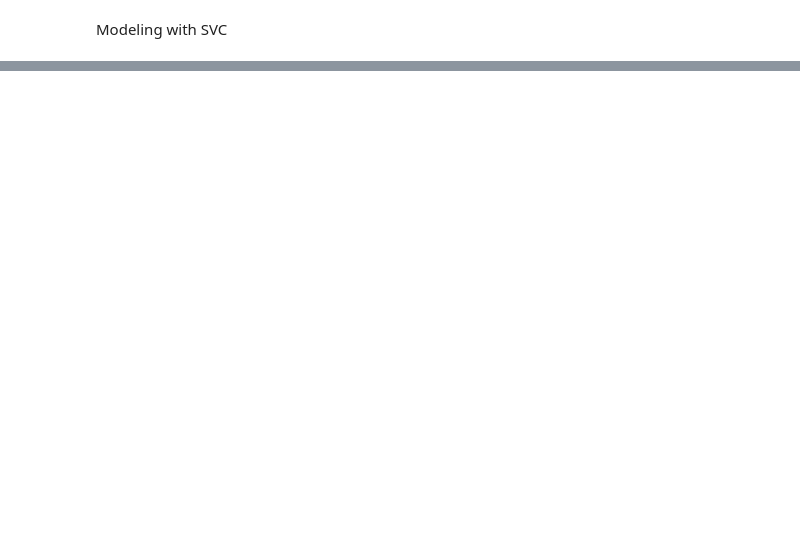
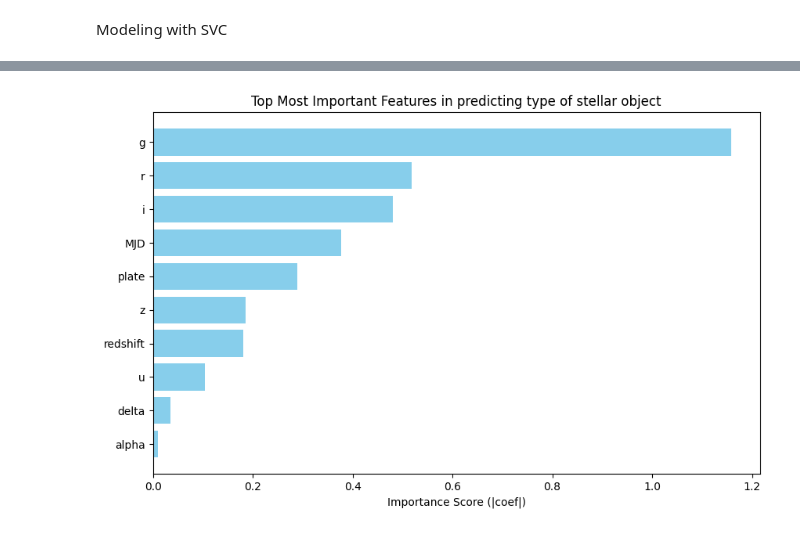
Before and after one commit to Dnsflr/Stellar-Classification, a Jupyter notebook: Stellar-Classification.ipynb, the cells around one changed output, grey strips where cells are left out. Drawn from its saved outputs; the diff is of its cells as text; code cells hidden in the pictures; blank space fills up the shorter version.

```diff
--- a/Stellar-Classification.ipynb
+++ b/Stellar-Classification.ipynb
@@ -495,0 +588,27 @@ Modeling with SVC
+# %%
+# Zakładam, że masz pipeline, więc najpierw pobierz koeficjenty:
+clf = grid_search.best_estimator_['classifier']
+
+# Dla binary classification:
+coefs = clf.coef_[0]  # shape: (n_features,)
+feature_importances = np.abs(coefs)  # absolutne wartości jako "ważność"
+
+# Jeśli masz złożony pipeline z preprocesorem, musisz też zadbać o feature names!
+# Na razie zakładamy, że masz je w numeric_features
+feature_names = numeric_features  # Lista nazw cech
+
+# Tworzenie DataFrame z ważnościami
+importance_df = pd.DataFrame({
+    'Feature': feature_names,
+    'Importance': feature_importances
+}).sort_values(by='Importance', ascending=False)
+
+# Wykres
+plt.figure(figsize=(10, 6))
+plt.barh(importance_df['Feature'], importance_df['Importance'], color='skyblue')
+plt.gca().invert_yaxis()
+plt.title('Top Most Important Features in predicting type of stellar object')
+plt.xlabel('Importance Score (|coef|)')
+plt.show()
+# %% [output]
+[figure, added]
```
Also changed, not shown: parts of 22 cells of this notebook.
